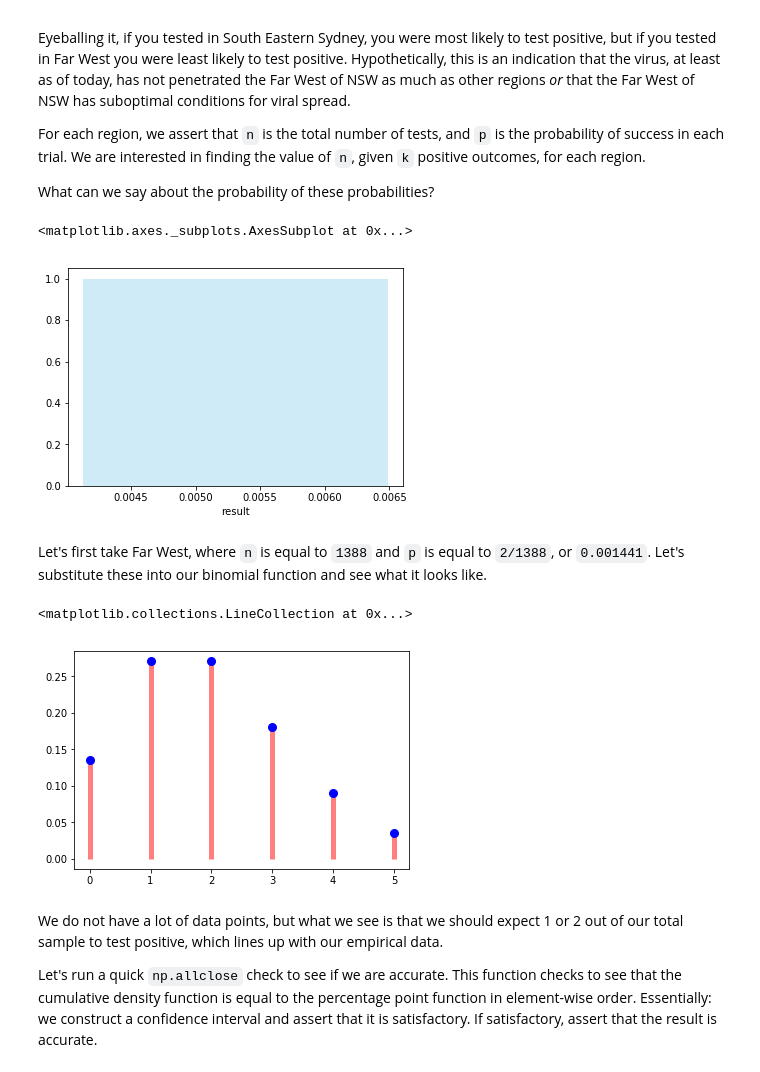
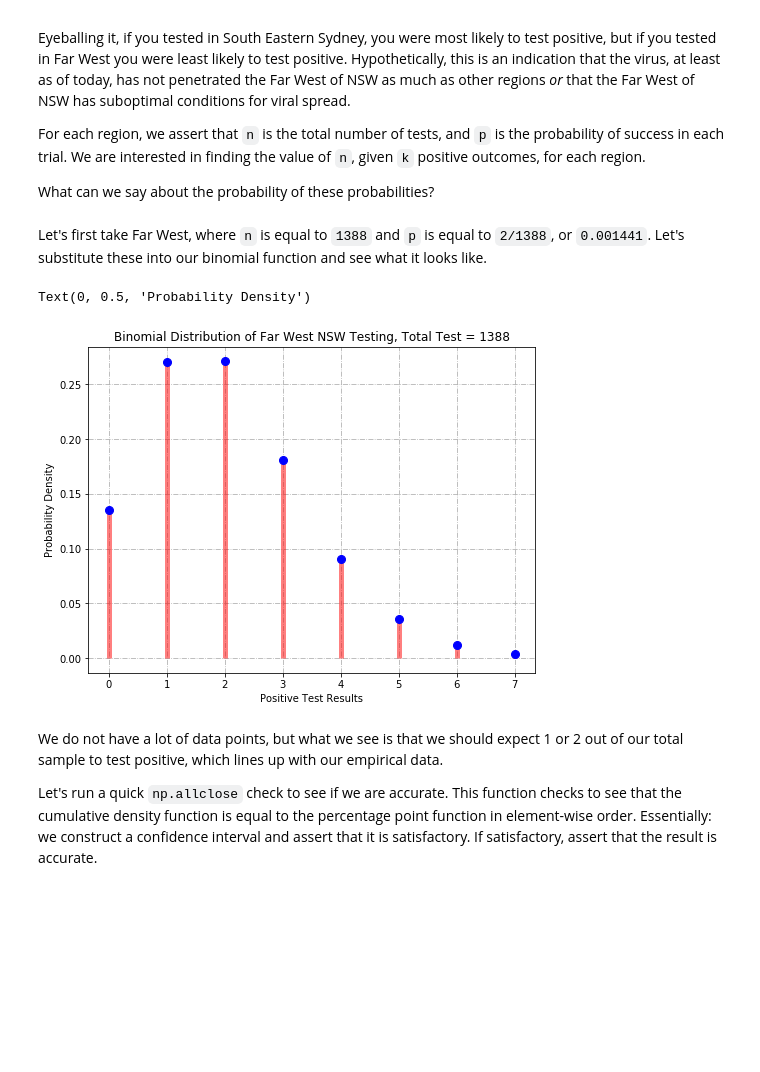
Before and after one commit to alexogeny/nsw-covid-test-regression, a Jupyter notebook: notebook.ipynb, the cells around one changed output. Saved outputs shown, nothing was run; the diff lists cells and outputs as text; code cells hidden in the pictures; blank space fills up the shorter version.

Commit message:
Notebook modification - Plots
I widen the plots to make them clearer

```diff
--- a/notebook.ipynb
+++ b/notebook.ipynb
@@ -189,25 +189,26 @@ Eyeballing it, if you tested in South Eastern Sydney, you were most likely to te
 For each region, we assert that `n` is the total number of tests, and `p` is the probability of success in each trial. We are interested in finding the value of `n`, given `k` positive outcomes, for each region.
 
 What can we say about the probability of these probabilities?
-# %%
-sns.distplot(probs, kde=False, color='skyblue')
-# %% [output]
-<matplotlib.axes._subplots.AxesSubplot at 0x...>
-[figure, removed]
 # %% [markdown]
 Let's first take Far West, where `n` is equal to `1388` and `p` is equal to `2/1388`, or `0.001441`. Let's substitute these into our binomial function and see what it looks like.
 # %%
+plt.rcParams["figure.figsize"] = [8,6]
 fig, ax = plt.subplots(1,1)
 n, p = 1388, 0.001441
 mean, var, skew, kurt = binom.stats(n, p, moments='mvsk')
 x = np.arange(
-    binom.ppf(0.01, n, p),
-    binom.ppf(0.99, n, p))
+    binom.ppf(0.001, n, p),
+    binom.ppf(0.999, n, p))
+plt.grid(linestyle='-.')
 ax.plot(x, binom.pmf(x, n, p), 'bo', ms=8, label='binom pmf for far west')
 ax.vlines(x, 0, binom.pmf(x, n, p), colors='r', lw=5, alpha=.5)
+plt.yticks(np.arange(0, 0.3, step=0.05))
+plt.title('Binomial Distribution of Far West NSW Testing, Total Test = 1388')
+plt.xlabel('Positive Test Results')
+plt.ylabel('Probability Density')
 # %% [output]
-<matplotlib.collections.LineCollection at 0x...>
+Text(0, 0.5, 'Probability Density')
-[figure, old version]
+[figure, new version]
 # %% [markdown]
 We do not have a lot of data points, but what we see is that we should expect 1 or 2 out of our total sample to test positive, which lines up with our empirical data.
 
```
Also changed, not shown: parts of 8 cells of this notebook.
